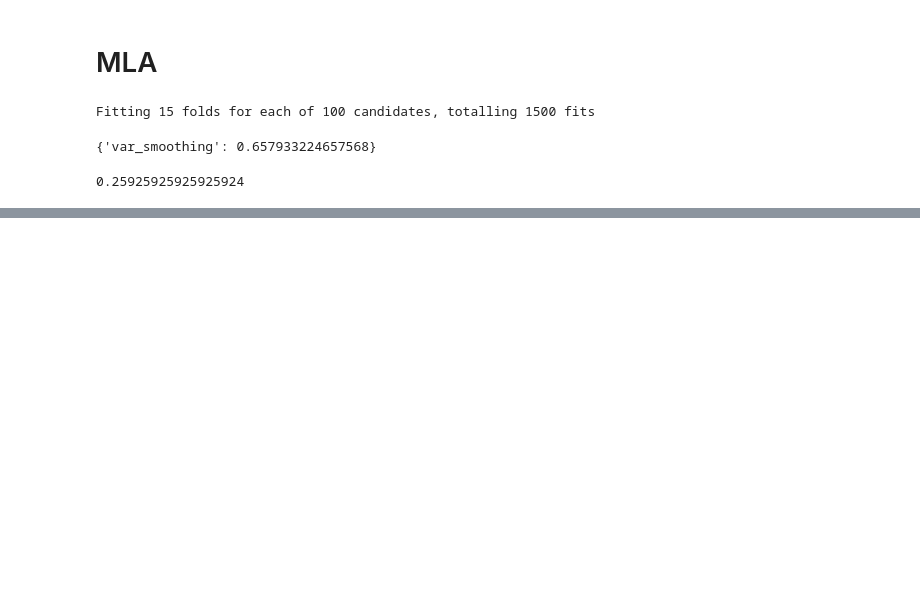
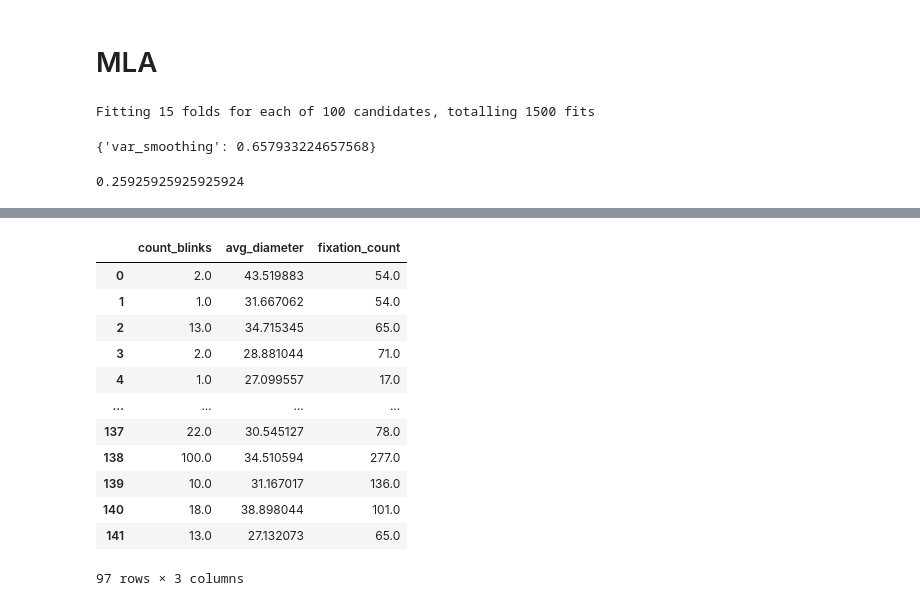
Before and after one commit to AndrewHallam1/SIT723, a Jupyter notebook: SIT723v1.ipynb, the cells around one changed output, grey strips where cells are left out. Drawn from its saved outputs; the diff is of its cells as text; code cells hidden in the pictures; blank space fills up the shorter version.

```diff
--- a/SIT723v1.ipynb
+++ b/SIT723v1.ipynb
@@ -2166,0 +2406,27 @@ print(acc)
+# %%
+col_bin_data_features = a.drop('mean_1', axis=1)
+# %%
+#removing the 'file' as this is not pertinent to our research question
+col_bin_data_features = col_bin_data_features.drop('file', axis = 1)
+# %%
+#removing the 'task' also
+col_bin_data_features = col_bin_data_features.drop('task', axis = 1)
+# %%
+#removing the 'saccade' also
+col_bin_data_features = col_bin_data_features.drop('saccade_count', axis = 1)
+# %%
+col_bin_data_features
+# %% [output]
+|  | count_blinks | avg_diameter | fixation_count |
+| 0 | 2.0 | 43.519883 | 54.0 |
+| 1 | 1.0 | 31.667062 | 54.0 |
+| 2 | 13.0 | 34.715345 | 65.0 |
+| 3 | 2.0 | 28.881044 | 71.0 |
+| 4 | 1.0 | 27.099557 | 17.0 |
+| ... | ... | ... | ... |
+| 137 | 22.0 | 30.545127 | 78.0 |
+| 138 | 100.0 | 34.510594 | 277.0 |
+| 139 | 10.0 | 31.167017 | 136.0 |
+| 140 | 18.0 | 38.898044 | 101.0 |
+| 141 | 13.0 | 27.132073 | 65.0 |
+97 rows × 3 columns
```
Also changed, not shown: parts of 93 cells of this notebook.
